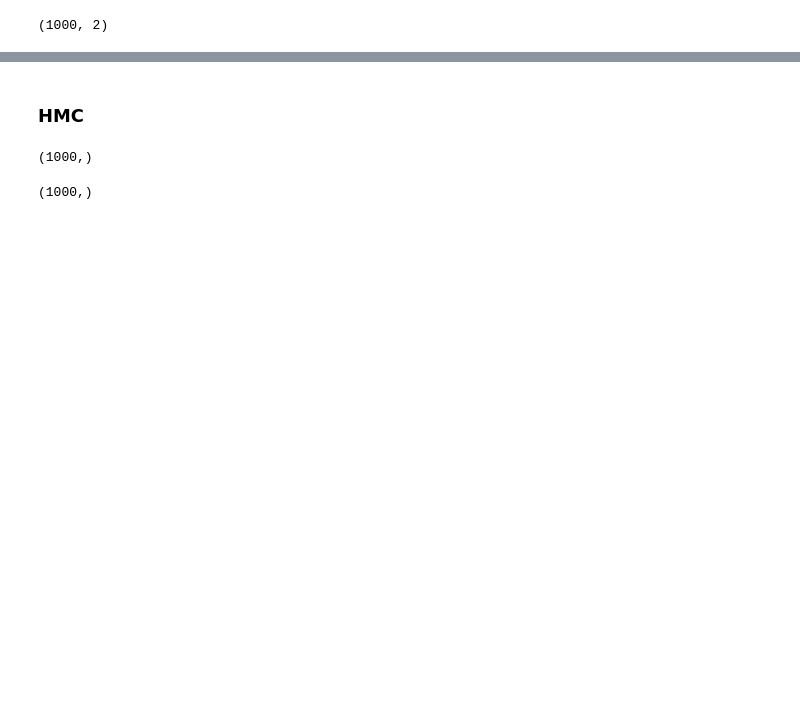
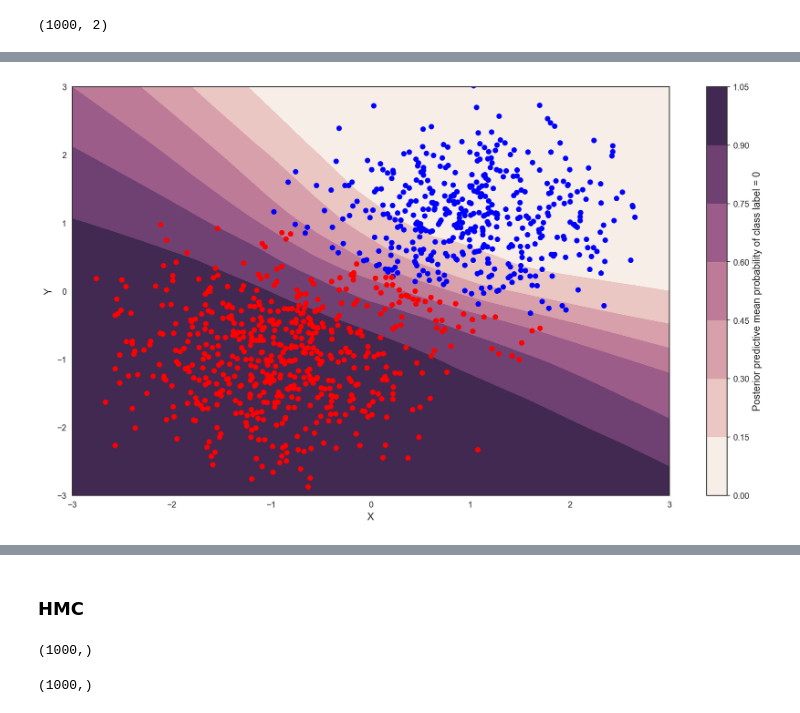
Before and after one commit to anita76/AM207-Project, a Jupyter notebook: Unified_Notebook_Toy1.ipynb, the cells around one changed output, grey strips where cells are left out. Drawn from its saved outputs; the diff is of its cells as text; code cells hidden in the pictures; blank space fills up the shorter version.

```diff
--- a/Unified_Notebook_Toy1.ipynb
+++ b/Unified_Notebook_Toy1.ipynb
@@ -425,0 +445,14 @@ cbar.ax.set_ylabel('Uncertainty (posterior predictive standard deviation)');
+# %%
+random_post_predictions = []
+grid_preds = []
+
+for model in models:
+    y_pred = model.predict(X_test)
+    random_post_predictions.append(y_pred)
+    pred2 = model.predict(grid_2d)[:,0].flatten()
+    grid_preds.append(pred2)
+
+random_posterior_mean_preds = np.mean(np.array(random_post_predictions),axis=0)
+random_pred_test_labels = (random_posterior_mean_preds > 0.5).astype(np.int)
+random_acc_score = accuracy_score(Y_test, random_pred_test_labels)
+print("Random subspace posterior predictive Test set mean accuracy score for test data: ", random_acc_score)
@@ -425,0 +471,10 @@ cbar.ax.set_ylabel('Uncertainty (posterior predictive standard deviation)');
+# %%
+fig, ax = plt.subplots(figsize=(16, 9))
+contour = ax.contourf(grid[0], grid[1], np.mean(np.array(grid_preds),axis=0).reshape(100, 100), cmap=cmap)
+ax.scatter(X_test[random_pred_test_labels[:,0]==0, 0], X_test[random_pred_test_labels[:,0]==0, 1], color='b')
+ax.scatter(X_test[random_pred_test_labels[:,0]==1, 0], X_test[random_pred_test_labels[:,0]==1, 1], color='r')
+cbar = plt.colorbar(contour, ax=ax)
+_ = ax.set(xlim=(-3, 3), ylim=(-3, 3), xlabel='X', ylabel='Y');
+cbar.ax.set_ylabel('Posterior predictive mean probability of class label = 0');
+# %% [output]
+[figure, added]
```
Also changed, not shown: parts of 32 cells of this notebook.
